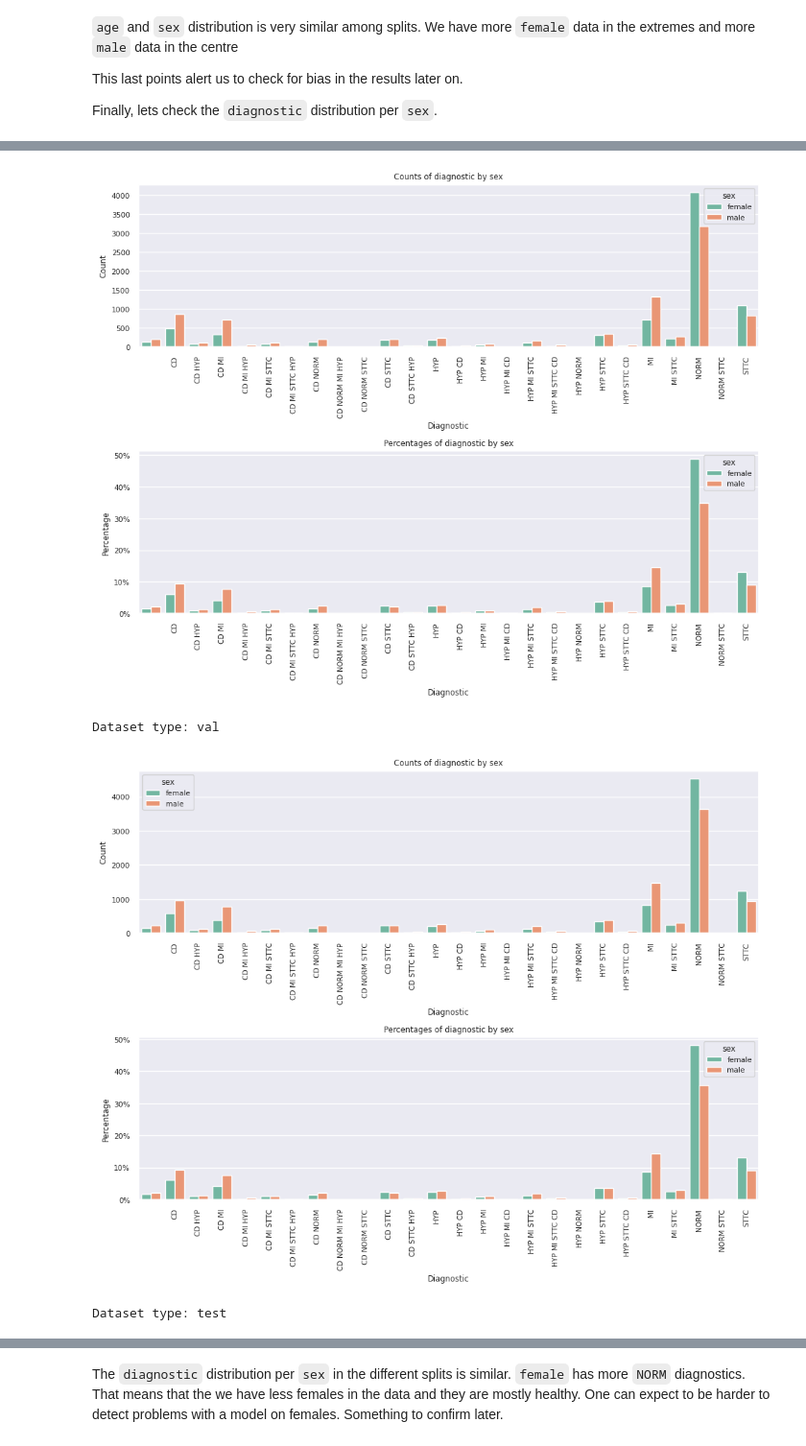
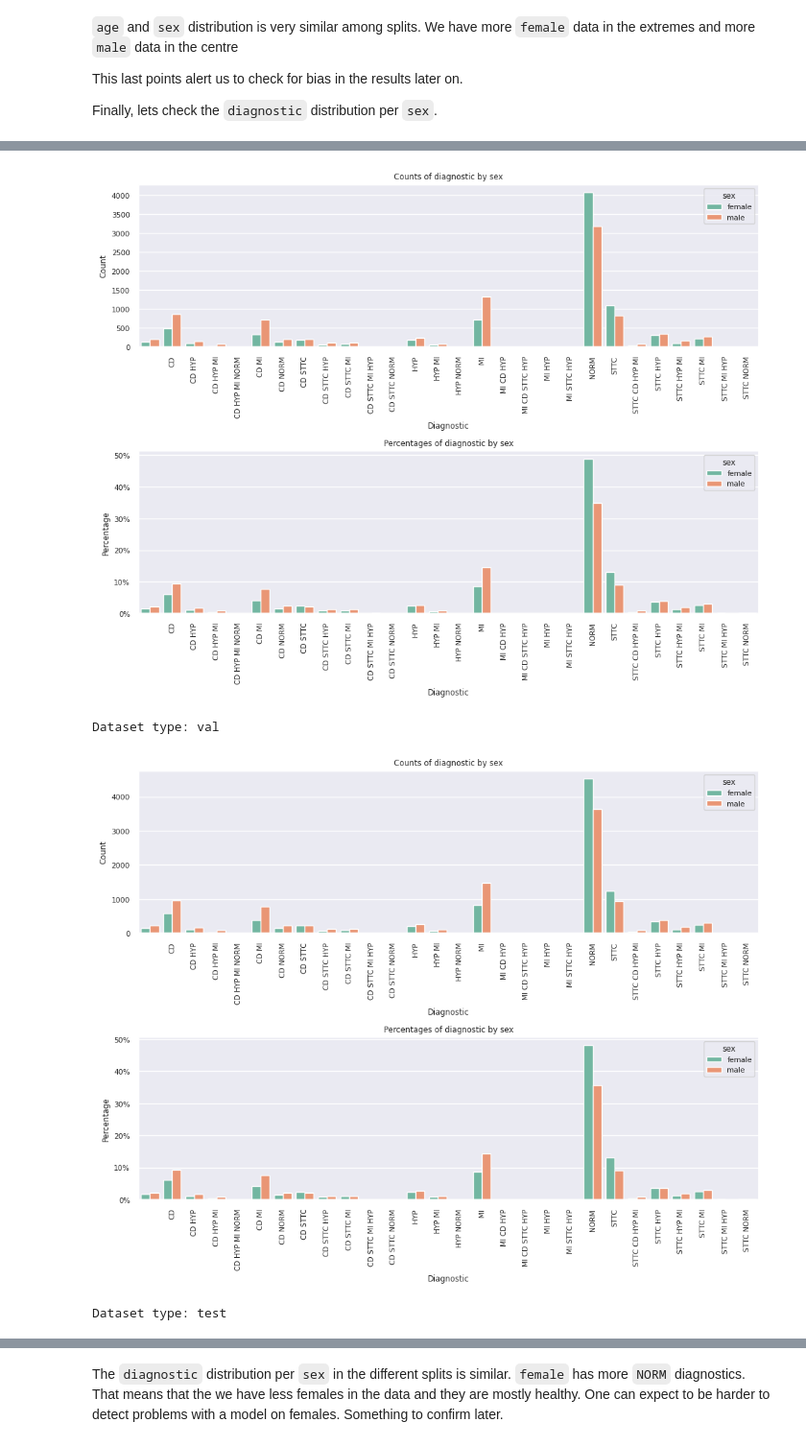
Before and after one commit to mdell-temp/Idoven-DS-Machine-Learning, a Jupyter notebook: src/assignment.ipynb, the cells around one changed output, grey strips where cells are left out. Shown at 96% size. Cells and saved outputs as stored; diff of their text form; code cells hidden in the pictures.

```diff
--- a/src/assignment.ipynb
+++ b/src/assignment.ipynb
@@ -509,7 +508,7 @@ import riotis.core.eda.filters as crfilters
 # %%
 # Load the data
 data_path = '../data/ptbxl/'
-data = crloader.load_data(data_path= data_path,
+data = dataloader.load_data(data_path= data_path,
                        sampling_rate=100)
 print("\nData loaded.\n")
 # %% [output]
@@ -835,7 +836,7 @@ Let's analyze the `age` distribution per `sex`.
 # %%
 for ds_type in datasets:
     print(f"Dataset type: {ds_type}")
-    crplt.plot_distribution_age_sex(data[ds_type]["annotations"])
+    data_plots.plot_distribution_age_sex(data[ds_type]["annotations"])
 # %% [output]
 Dataset type: train
 [figure]
@@ -852,10 +853,10 @@ Finally, lets check the `diagnostic` distribution per `sex`.
 # %%
 for ds_type in datasets:
     print(f"Dataset type: {ds_type}")
-    crplt.plot_distribution_diagnostic_sex(data[ds_type]["annotations"])
+    data_plots.plot_distribution_diagnostic_sex(data[ds_type]["annotations"])
 # %% [output]
 Dataset type: train
-[figure, old version]
+[figure, new version]
 Dataset type: val
-[figure, old version]
+[figure, new version]
 Dataset type: test
```
Also changed, not shown: parts of 16 cells of this notebook.
